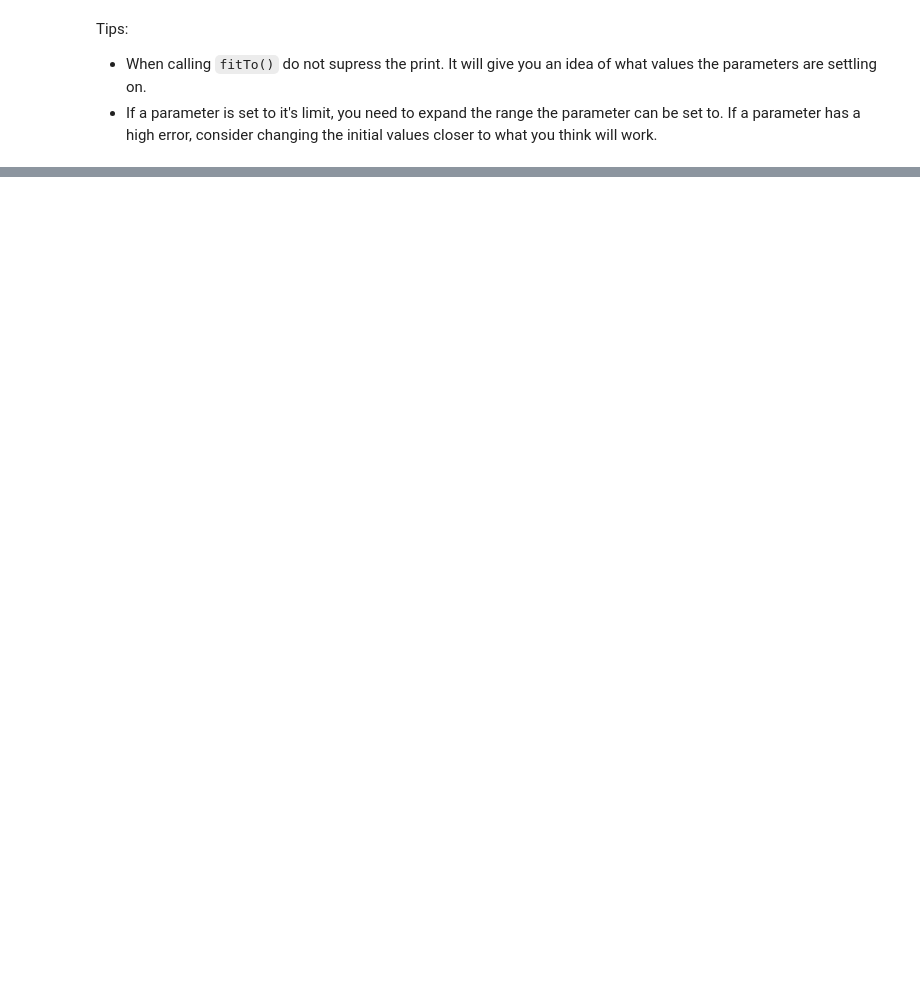
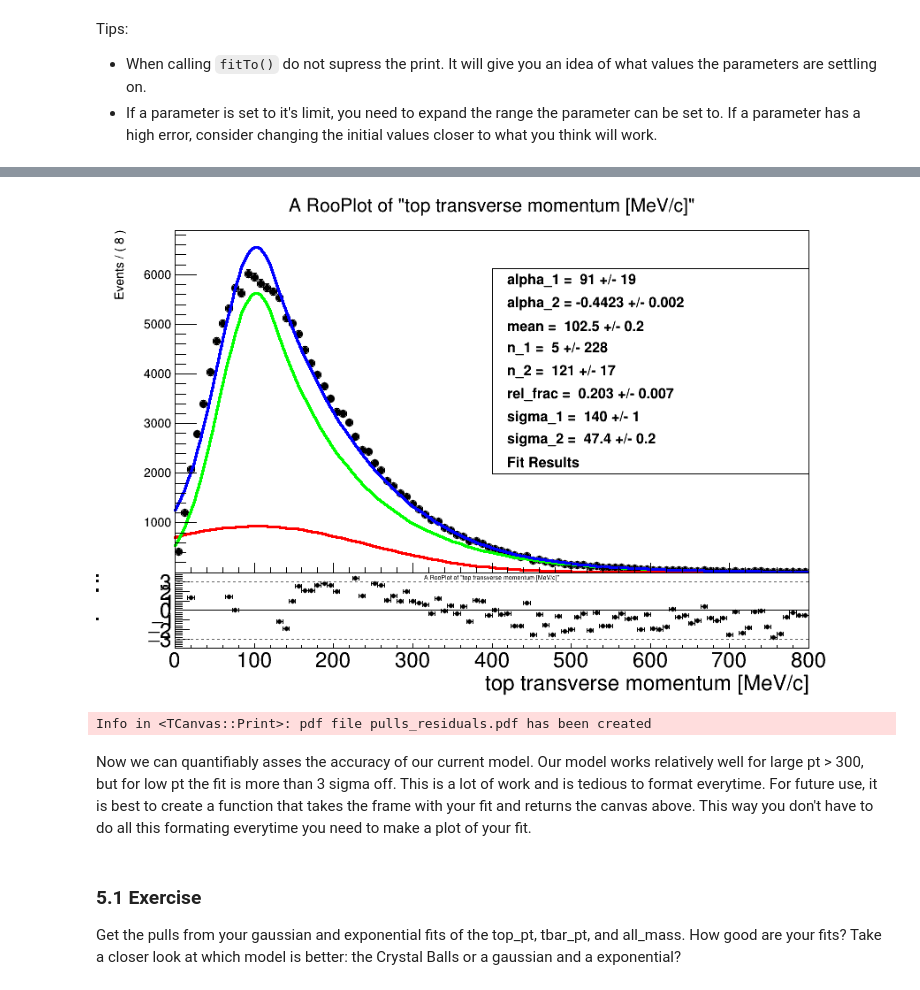
Before and after one commit to AWildridge/HiggsBosonClass, a Jupyter notebook: notebooks/c++/Lab 2 Introduction to Curve Fitting.ipynb, the cells around one changed output, grey strips where cells are left out. Saved outputs shown, nothing was run; the diff lists cells and outputs as text; code cells hidden in the pictures; blank space fills up the shorter version.

```diff
--- a/notebooks/c++/Lab 2 Introduction to Curve Fitting.ipynb
+++ b/notebooks/c++/Lab 2 Introduction to Curve Fitting.ipynb
@@ -305,0 +382,15 @@ Tips:
+# %%
+// Draw pad1 and pad2 to the canvas and save it.
+canvas4->cd();
+pad1->Draw();
+pad2->Draw();
+canvas4->SaveAs("pulls_residuals.pdf");
+canvas4->Draw();
+# %% [output]
+[figure, added]
+Info in <TCanvas::Print>: pdf file pulls_residuals.pdf has been created
+# %% [markdown]
+Now we can quantifiably asses the accuracy of our current model. Our model works relatively well for large pt > 300, but for low pt the fit is more than 3 sigma off. This is a lot of work and is tedious to format everytime. For future use, it is best to create a function that takes the frame with your fit and returns the canvas above. This way you don't have to do all this formating everytime you need to make a plot of your fit.
+# %% [markdown]
+### 5.1 Exercise <a name="pulls-practice" />
+Get the pulls from your gaussian and exponential fits of the top_pt, tbar_pt, and all_mass. How good are your fits? Take a closer look at which model is better: the Crystal Balls or a gaussian and a exponential?
```
Also changed, not shown: parts of 15 cells of this notebook, 1 other file.
